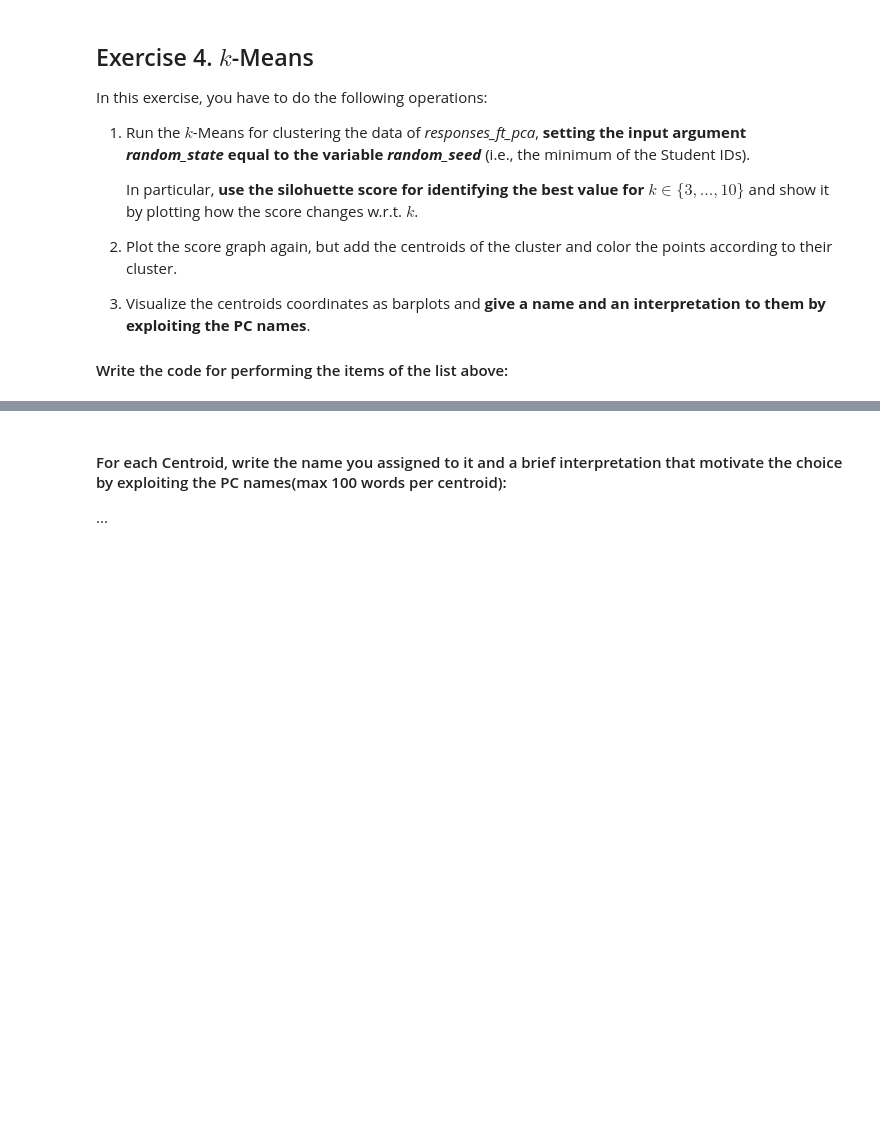
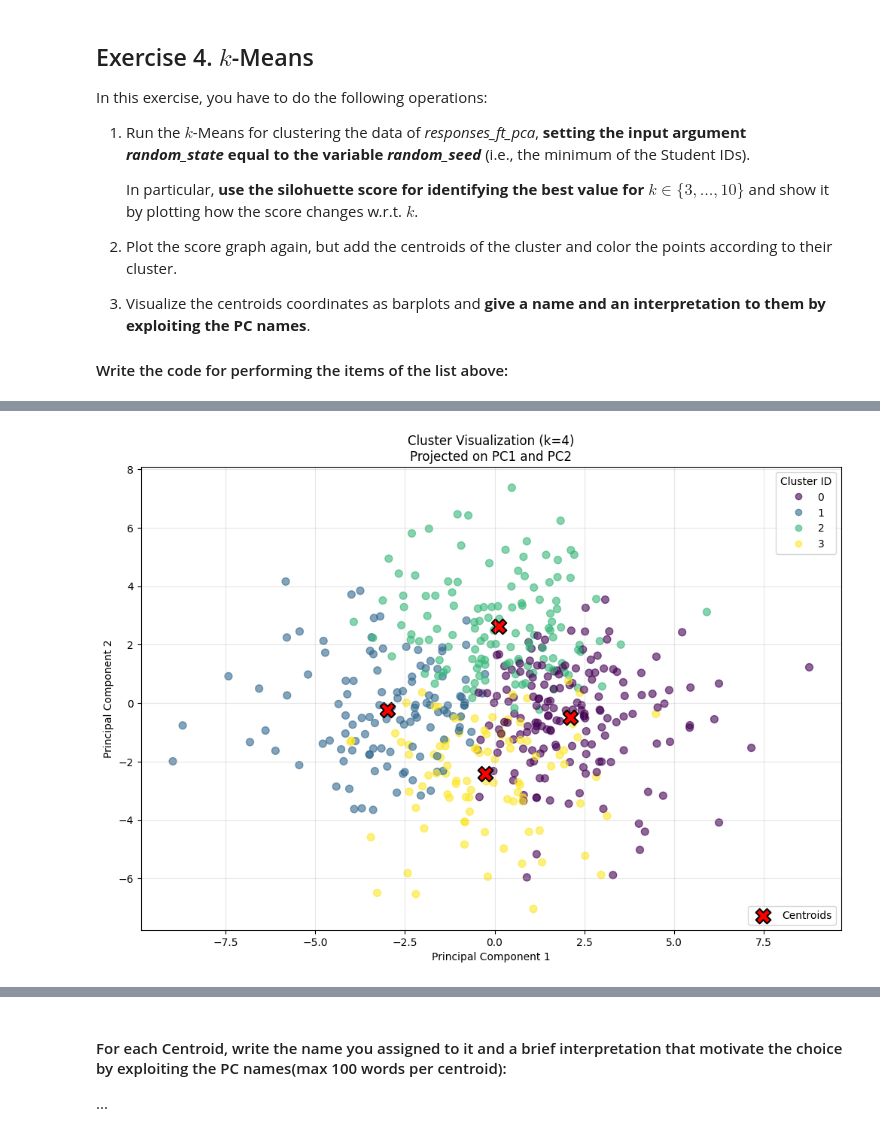
Before and after one commit to leonardopassafiume/PCA_Analysis, a Jupyter notebook: HWpca_Baiocchi_Passafiume.ipynb, the cells around one changed output, grey strips where cells are left out. Cells and saved outputs as stored; diff of their text form; code cells hidden in the pictures; blank space fills up the shorter version.

```diff
--- a/HWpca_Baiocchi_Passafiume.ipynb
+++ b/HWpca_Baiocchi_Passafiume.ipynb
@@ -621,0 +664,37 @@ In this exercise, you have to do the following operations:
+# %%
+# Run k-Means with the best k
+kmeans_final = KMeans(n_clusters=best_k, random_state=random_seed, n_init=10)
+cluster_labels = kmeans_final.fit_predict(responses_ft_pca)
+centroids = kmeans_final.cluster_centers_
+
+plt.figure(figsize=(12, 8))
+
+# Scatter plot: PC1 (column 0) vs PC2 (column 1)
+# We use the array column indices 0 and 1
+scatter = plt.scatter(
+    responses_ft_pca[:, 0],
+    responses_ft_pca[:, 1],
+    c=cluster_labels,
+    cmap='viridis',
+    s=50,
+    alpha=0.6
+)
+
+# Overlay Centroids
+plt.scatter(
+    centroids[:, 0], centroids[:, 1],
+    c='red', marker='X', s=200, edgecolors='black', linewidth=1.5, label='Centroids'
+)
+
+# create legend elements manually for the clusters
+legend1 = plt.legend(*scatter.legend_elements(), title="Cluster ID", loc="upper right")
+plt.gca().add_artist(legend1)
+plt.legend(loc='lower right') # Legend for centroids
+
+plt.title(f'Cluster Visualization (k={best_k})\nProjected on PC1 and PC2')
+plt.xlabel('Principal Component 1')
+plt.ylabel('Principal Component 2')
+plt.grid(True, alpha=0.3)
+plt.show()
+# %% [output]
+[figure, added]
```
Also changed, not shown: parts of 8 cells of this notebook.
